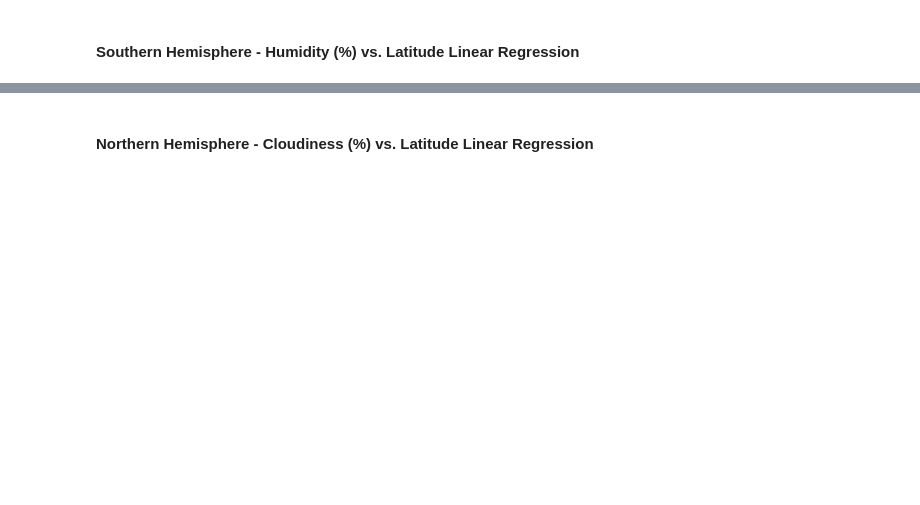
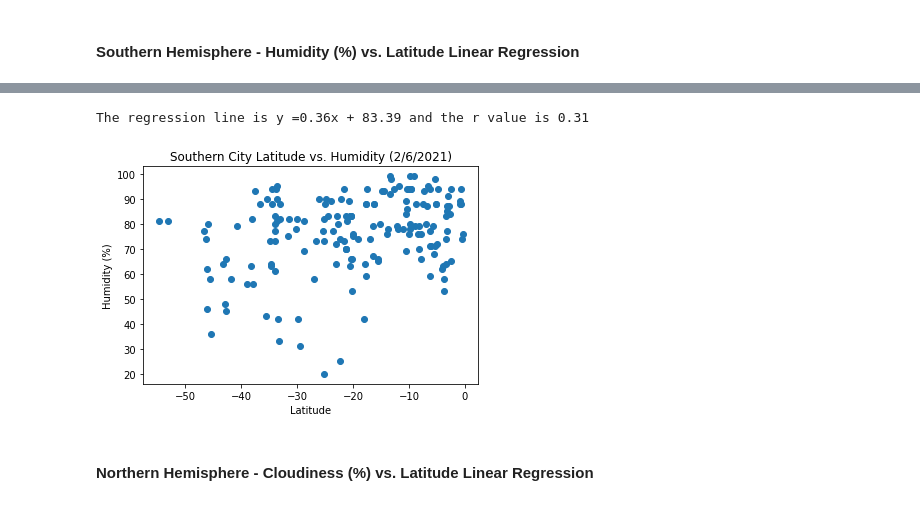
Before and after one commit to carterkioski/python-api-challenge, a Jupyter notebook: Carter_Kioski_Answers/WeatherPy/WeatherPy.ipynb, the cells around one changed output, grey strips where cells are left out. Saved outputs shown, nothing was run; the diff lists cells and outputs as text; code cells hidden in the pictures; blank space fills up the shorter version.

```diff
--- a/Carter_Kioski_Answers/WeatherPy/WeatherPy.ipynb
+++ b/Carter_Kioski_Answers/WeatherPy/WeatherPy.ipynb
@@ -247,2 +275,20 @@ The r-value is: 0.014985174297345524
+# %%
+plt.scatter(southern_df['Lat'],southern_df['Humidity'])
+plt.title('Southern City Latitude vs. Humidity (2/6/2021)')
+plt.xlabel('Latitude')
+plt.ylabel('Humidity (%)')
+plt.savefig('Southern_Hemisphere_Humidity_v_Latitude.png')
+#Regression
+reg = linregress(southern_df['Lat'],southern_df['Humidity'])
+slope = reg[0]
+print(f'The regression line is y ={round(reg[0],2)}x + {round(reg[1],2)} and the r value is {round(reg[2],2)}')
+#Analysis
+#This is analyzing how the humidity changes as the latitude changes in the southern hemisphere
+#There is a low positive correlation between the southern latitudes and humidity as shown as the .31 r value
+#This has the same r value as in the northern hemisphere which shows that the humidity seems to increase the same amount
+#whether or not the city is in the northern or southern hemisphere
+# %% [output]
+The regression line is y =0.36x + 83.39 and the r value is 0.31
+[figure, added]
 # %% [markdown]
 ####  Northern Hemisphere - Cloudiness (%) vs. Latitude Linear Regression
```
Also changed, not shown: parts of 14 cells of this notebook, 8 other files.
